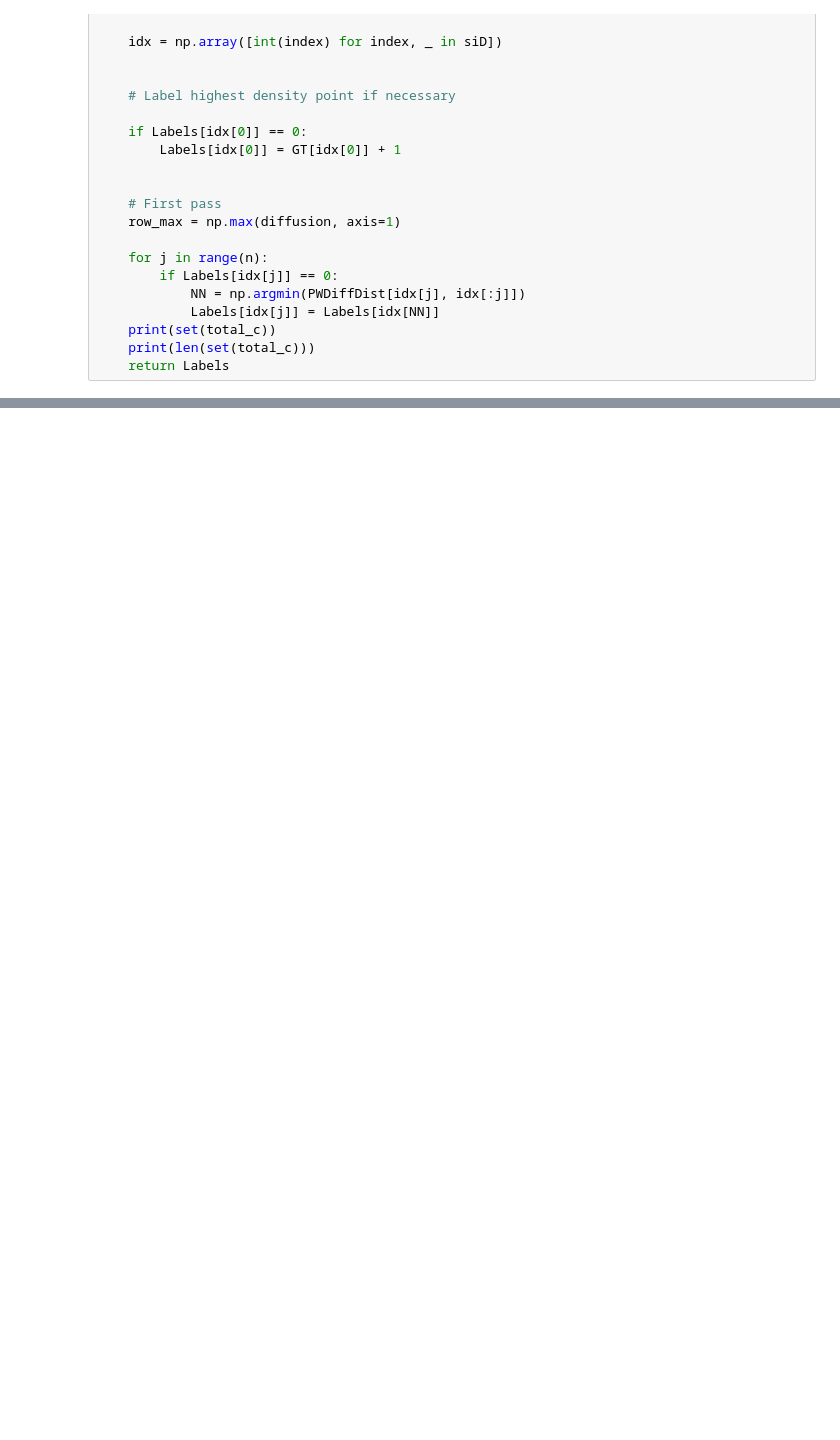
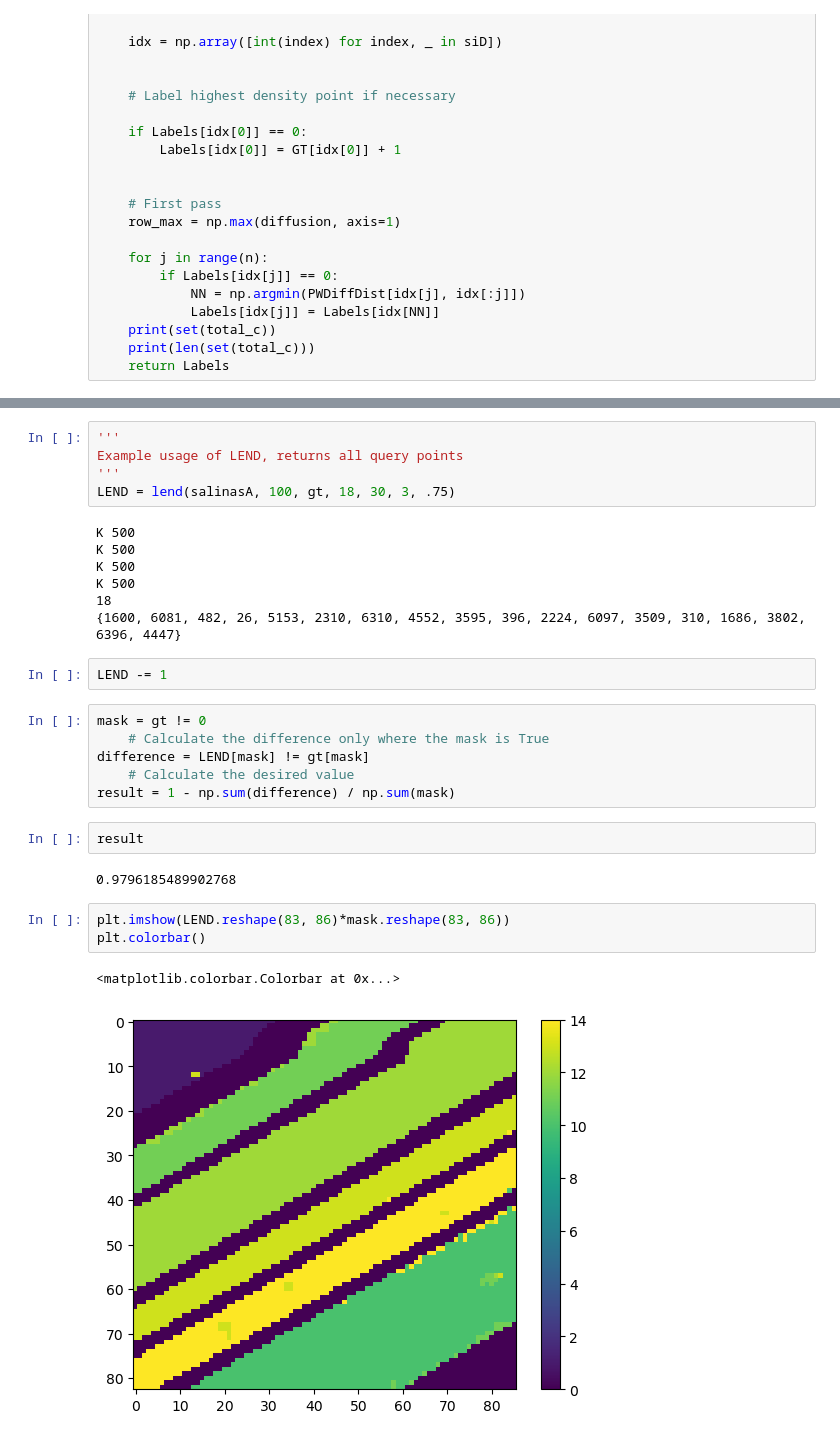
Before and after one commit to kabirst11/LEND, a Jupyter notebook: main.ipynb, the cells around one changed output, grey strips where cells are left out. Saved outputs shown, nothing was run; the diff lists cells and outputs as text; blank space fills up the shorter version.

```diff
--- a/main.ipynb
+++ b/main.ipynb
@@ -141,0 +163,30 @@ def lend(X, K, GT, B, t):
+# %%
+'''
+Example usage of LEND, returns all query points
+'''
+LEND = lend(salinasA, 100, gt, 18, 30, 3, .75)
+# %% [output]
+K 500
+K 500
+K 500
+K 500
+18
+{1600, 6081, 482, 26, 5153, 2310, 6310, 4552, 3595, 396, 2224, 6097, 3509, 310, 1686, 3802, 6396, 4447}
+# %%
+LEND -= 1
+# %%
+mask = gt != 0
+    # Calculate the difference only where the mask is True
+difference = LEND[mask] != gt[mask]
+    # Calculate the desired value
+result = 1 - np.sum(difference) / np.sum(mask)
+# %%
+result
+# %% [output]
+0.9796185489902768
+# %%
+plt.imshow(LEND.reshape(83, 86)*mask.reshape(83, 86))
+plt.colorbar()
+# %% [output]
+<matplotlib.colorbar.Colorbar at 0x...>
+[figure, added]
```
Also changed, not shown: parts of 6 cells of this notebook.
